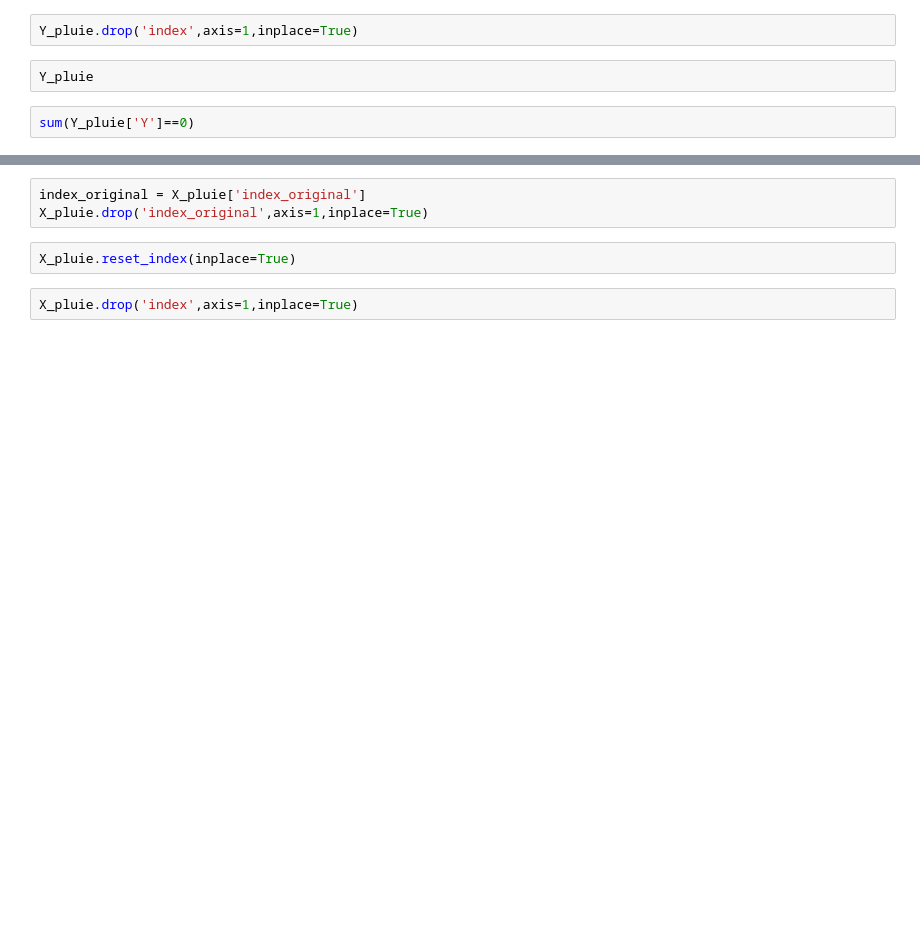
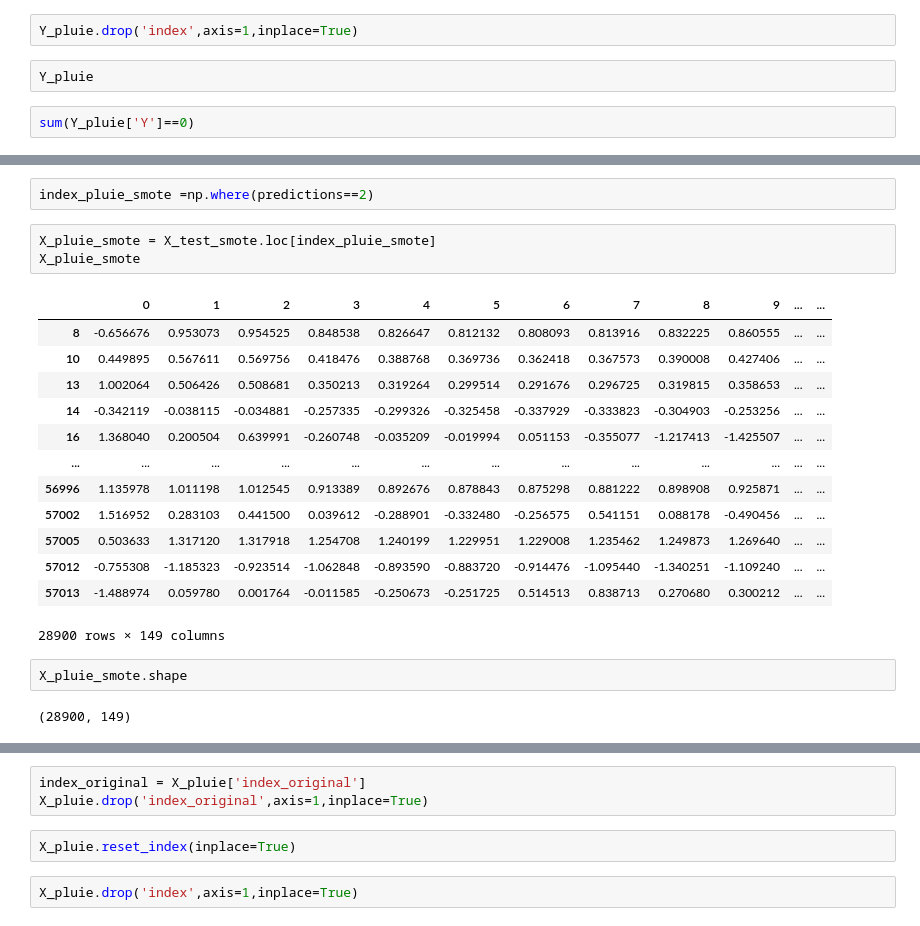
Before and after one commit to YassineLaamoumri/Big_data, a Jupyter notebook: projet2.ipynb, the cells around one changed output, grey strips where cells are left out. Saved outputs shown, nothing was run; the diff lists cells and outputs as text; blank space fills up the shorter version.

```diff
--- a/projet2.ipynb
+++ b/projet2.ipynb
@@ -989,0 +1081,23 @@ sum(Y_pluie['Y']==0)
+# %%
+index_pluie_smote =np.where(predictions==2)
+# %%
+X_pluie_smote = X_test_smote.loc[index_pluie_smote]
+X_pluie_smote
+# %% [output]
+|  | 0 | 1 | 2 | 3 | 4 | 5 | 6 | 7 | 8 | 9 | ... | ... |
+| 8 | -0.656676 | 0.953073 | 0.954525 | 0.848538 | 0.826647 | 0.812132 | 0.808093 | 0.813916 | 0.832225 | 0.860555 | ... | ... |
+| 10 | 0.449895 | 0.567611 | 0.569756 | 0.418476 | 0.388768 | 0.369736 | 0.362418 | 0.367573 | 0.390008 | 0.427406 | ... | ... |
+| 13 | 1.002064 | 0.506426 | 0.508681 | 0.350213 | 0.319264 | 0.299514 | 0.291676 | 0.296725 | 0.319815 | 0.358653 | ... | ... |
+| 14 | -0.342119 | -0.038115 | -0.034881 | -0.257335 | -0.299326 | -0.325458 | -0.337929 | -0.333823 | -0.304903 | -0.253256 | ... | ... |
+| 16 | 1.368040 | 0.200504 | 0.639991 | -0.260748 | -0.035209 | -0.019994 | 0.051153 | -0.355077 | -1.217413 | -1.425507 | ... | ... |
+| ... | ... | ... | ... | ... | ... | ... | ... | ... | ... | ... | ... | ... |
+| 56996 | 1.135978 | 1.011198 | 1.012545 | 0.913389 | 0.892676 | 0.878843 | 0.875298 | 0.881222 | 0.898908 | 0.925871 | ... | ... |
+| 57002 | 1.516952 | 0.283103 | 0.441500 | 0.039612 | -0.288901 | -0.332480 | -0.256575 | 0.541151 | 0.088178 | -0.490456 | ... | ... |
+| 57005 | 0.503633 | 1.317120 | 1.317918 | 1.254708 | 1.240199 | 1.229951 | 1.229008 | 1.235462 | 1.249873 | 1.269640 | ... | ... |
+| 57012 | -0.755308 | -1.185323 | -0.923514 | -1.062848 | -0.893590 | -0.883720 | -0.914476 | -1.095440 | -1.340251 | -1.109240 | ... | ... |
+| 57013 | -1.488974 | 0.059780 | 0.001764 | -0.011585 | -0.250673 | -0.251725 | 0.514513 | 0.838713 | 0.270680 | 0.300212 | ... | ... |
+28900 rows × 149 columns
+# %%
+X_pluie_smote.shape
+# %% [output]
+(28900, 149)
```
Also changed, not shown: parts of 62 cells of this notebook.
